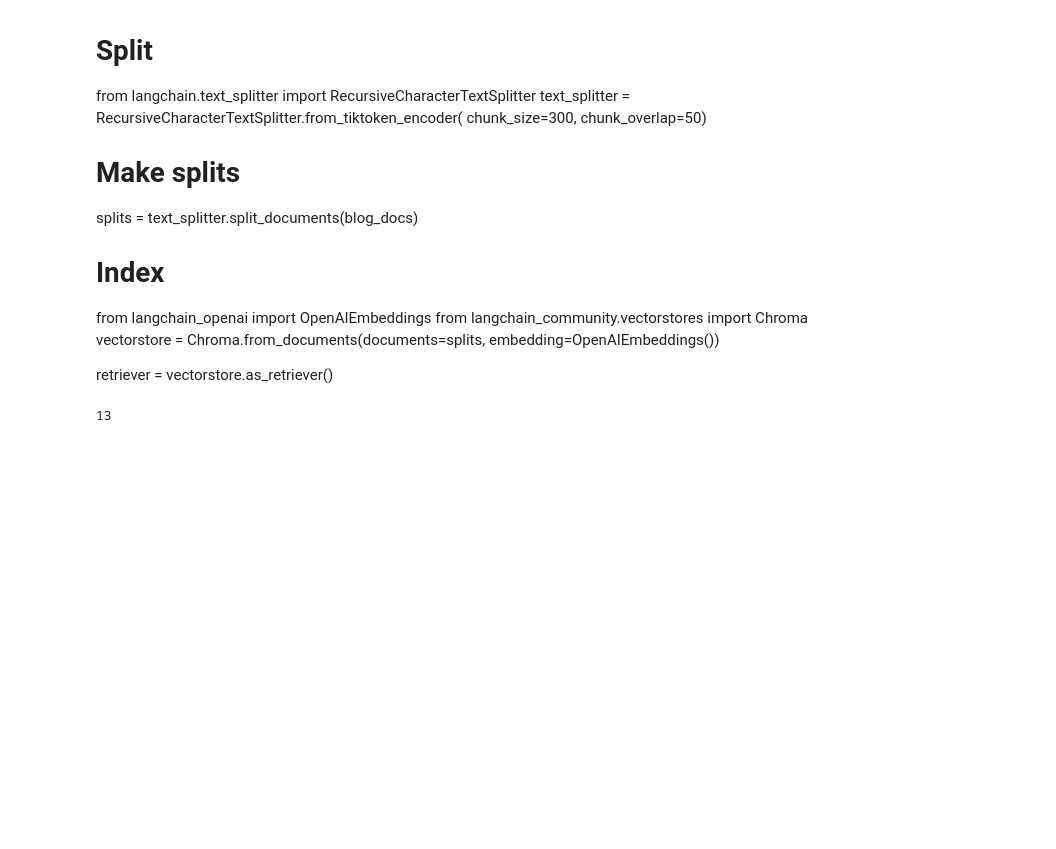
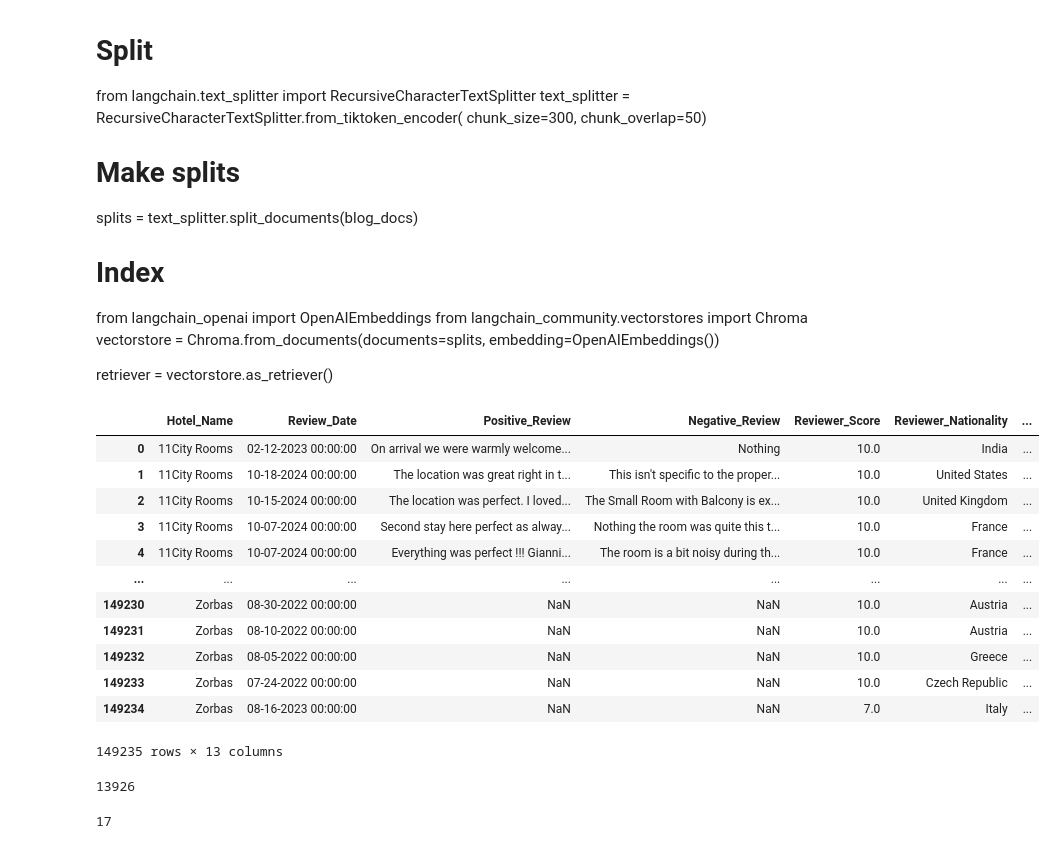
Before and after one commit to alantump/Hotel_review_project, a Jupyter notebook: First_explorations_alan/RAG.ipynb, the cells around one changed output. Saved outputs shown, nothing was run; the diff lists cells and outputs as text; code cells hidden in the pictures; blank space fills up the shorter version.

```diff
--- a/First_explorations_alan/RAG.ipynb
+++ b/First_explorations_alan/RAG.ipynb
@@ -6,39 +6,3 @@ import os
 api_key = os.getenv('OPENAI_API_KEY')
 # %% [markdown]
 https://github.com/langchain-ai/rag-from-scratch/blob/main/rag_from_scratch_5_to_9.ipynb
-# %%
-
-import pandas as pd
-import re
-def data_loader():
-  """Loads data from CSV files, performs data cleaning and feature engineering.
-
-  Returns:
-    pandas.DataFrame: The processed hotel reviews dataset.
-  """
-
-  # Read hotel reviews data
-  Hotel_Reviews = pd.read_csv("../Data/Hotel_Reviews.csv")
-
-  # Read country data
-  countries = pd.read_csv("../Data/countries.csv")
-
-  # Add a "Country" column with NA values
-  Hotel_Reviews["Country"] = pd.NA
-
-  # Assign country based on pattern matching in Hotel_Address
-  for country_name in countries["name"]:
-    pattern = re.compile(country_name, re.IGNORECASE)  # Case-insensitive matching
-    Hotel_Reviews.loc[Hotel_Reviews["Hotel_Address"].str.contains(pattern), "Country"] = country_name
-
-
-  # Convert Review_Date to datetime and extract features
-  Hotel_Reviews["date_object"] = pd.to_datetime(Hotel_Reviews["Review_Date"], format="%m/%d/%Y")
-  #Hotel_Reviews["time"] = Hotel_Reviews["date_object"].astype(int) / 10**9  # Convert to Unix timestamp
-  Hotel_Reviews["month"] = Hotel_Reviews["date_object"].dt.month
-  Hotel_Reviews["num_date_object"] = Hotel_Reviews["date_object"].dt.day_of_year / 365  # Normalize by days in a year
-
-  return Hotel_Reviews
-
-# Load the processed data
-Hotel_Reviews = data_loader()
@@ -74,6 +45,22 @@ vectorstore = Chroma.from_documents(documents=splits,
                                     embedding=OpenAIEmbeddings())
 
 retriever = vectorstore.as_retriever()
+# %%
+Hotel_Reviews
+# %% [output]
+|  | Hotel_Name | Review_Date | Positive_Review | Negative_Review | Reviewer_Score | Reviewer_Nationality | ... |
+| 0 | 11City Rooms | 02-12-2023 00:00:00 | On arrival we were warmly welcome... | Nothing | 10.0 | India | ... |
+| 1 | 11City Rooms | 10-18-2024 00:00:00 | The location was great right in t... | This isn't specific to the proper... | 10.0 | United States | ... |
+| 2 | 11City Rooms | 10-15-2024 00:00:00 | The location was perfect. I loved... | The Small Room with Balcony is ex... | 10.0 | United Kingdom | ... |
+| 3 | 11City Rooms | 10-07-2024 00:00:00 | Second stay here perfect as alway... | Nothing the room was quite this t... | 10.0 | France | ... |
+| 4 | 11City Rooms | 10-07-2024 00:00:00 | Everything was perfect !!! Gianni... | The room is a bit noisy during th... | 10.0 | France | ... |
+| ... | ... | ... | ... | ... | ... | ... | ... |
+| 149230 | Zorbas | 08-30-2022 00:00:00 | NaN | NaN | 10.0 | Austria | ... |
+| 149231 | Zorbas | 08-10-2022 00:00:00 | NaN | NaN | 10.0 | Austria | ... |
+| 149232 | Zorbas | 08-05-2022 00:00:00 | NaN | NaN | 10.0 | Greece | ... |
+| 149233 | Zorbas | 07-24-2022 00:00:00 | NaN | NaN | 10.0 | Czech Republic | ... |
+| 149234 | Zorbas | 08-16-2023 00:00:00 | NaN | NaN | 7.0 | Italy | ... |
+149235 rows × 13 columns
 # %%
 from langchain_text_splitters import RecursiveCharacterTextSplitter
 
@@ -127,6 +115,10 @@ else:
     vectorstore = Chroma(persist_directory=folder_path,embedding_function=embeddingsAI)
 
 retriever = vectorstore.as_retriever()
+# %%
+len(splits)
+# %% [output]
+13926
 # %%
 from langchain.prompts import ChatPromptTemplate
 
@@ -160,12 +152,12 @@ def get_unique_union(documents: list[list]):
     return [loads(doc) for doc in unique_docs]
 
 # Retrieve
-question = "Does the Hilton Vienna have good Wifi in the room?"
+question = "Which reviews talk about the internet connection in Olympic Palladium?"
 retrieval_chain = generate_queries | retriever.map() | get_unique_union
 docs = retrieval_chain.invoke({"question":question})
 len(docs)
 # %% [output]
-13
+17
 # %%
 from operator import itemgetter
 from langchain_openai import ChatOpenAI
```
Also changed, not shown: parts of 5 cells of this notebook, 7 other files.
